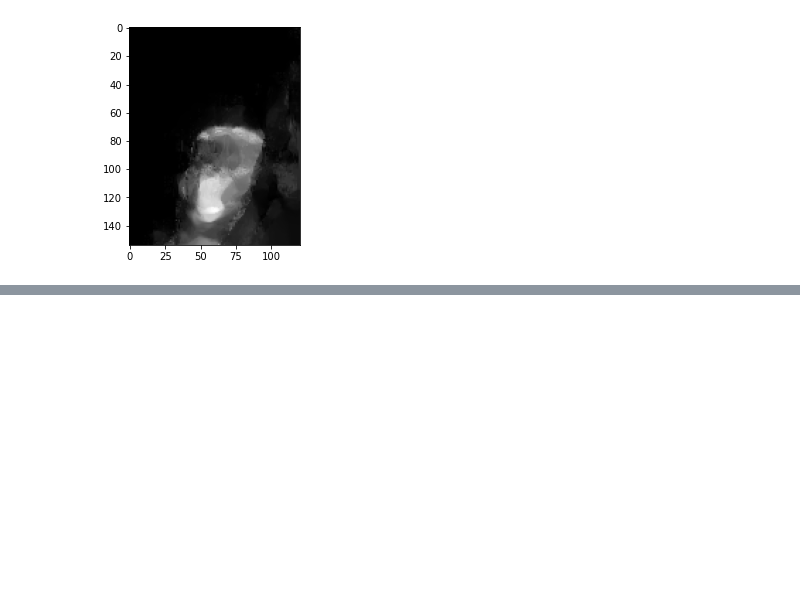
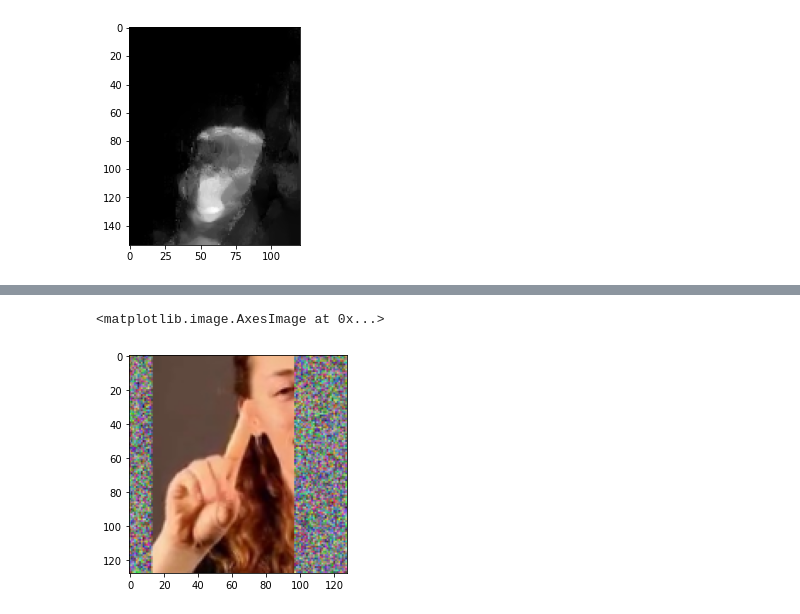
Before and after one commit to farbere/Runarljod, a Jupyter notebook: hand_processing.ipynb, the cells around one changed output, grey strips where cells are left out. Cells and saved outputs as stored; diff of their text form; code cells hidden in the pictures; blank space fills up the shorter version.

```diff
--- a/hand_processing.ipynb
+++ b/hand_processing.ipynb
@@ -1148,0 +1271,5 @@ print(len(results.multi_hand_landmarks))
+# %%
+plt.imshow(seq[10])
+# %% [output]
+<matplotlib.image.AxesImage at 0x...>
+[figure, added]
```
Also changed, not shown: parts of 60 cells of this notebook.
